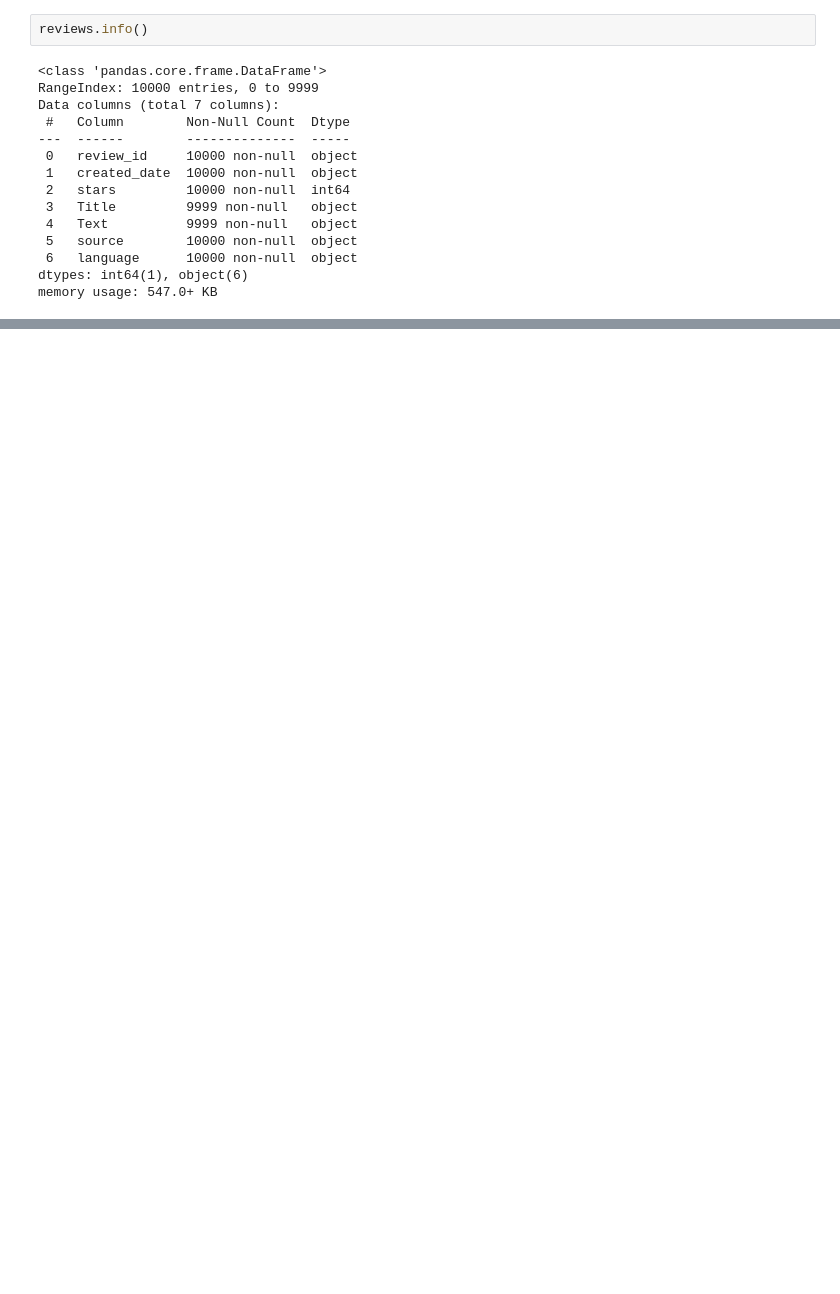
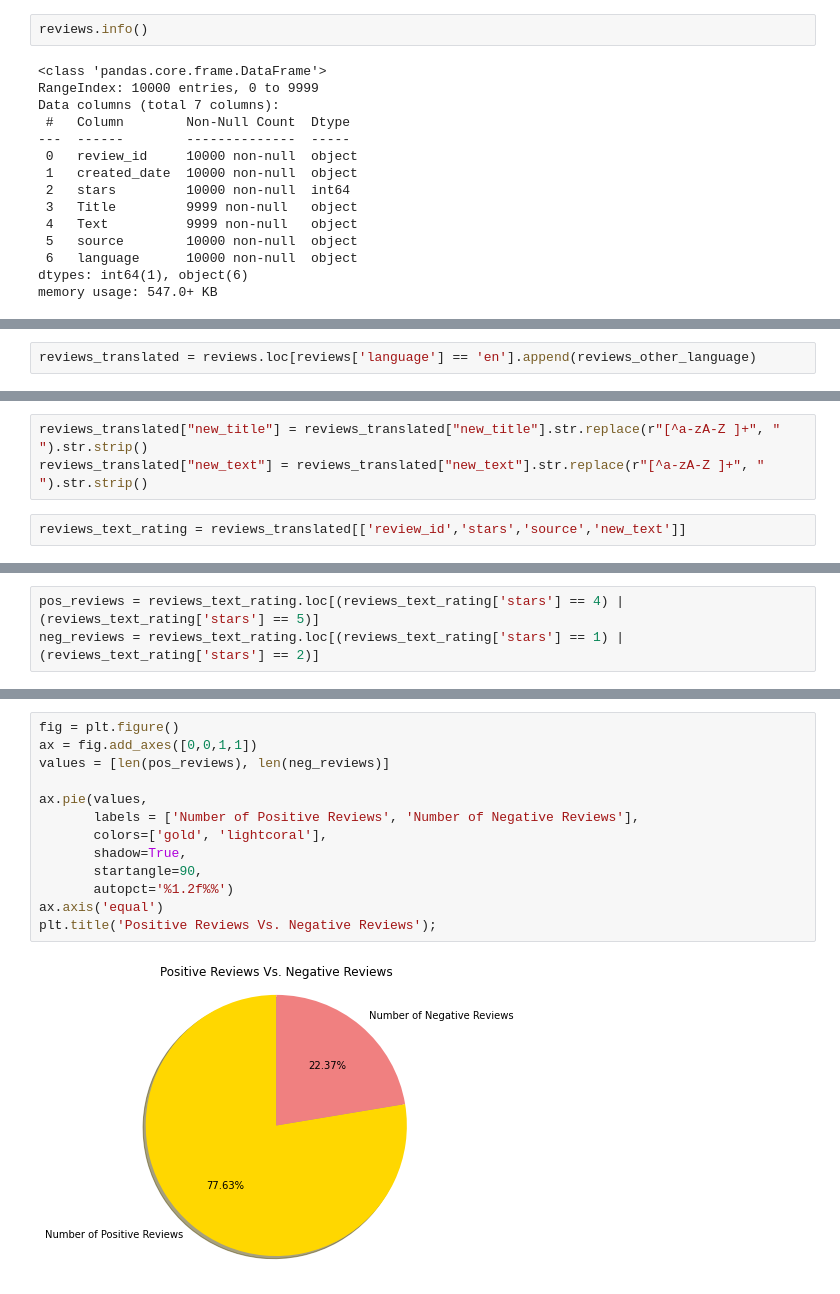
Before and after one commit to sreeramRJ/reviews_topic_modelling, a Jupyter notebook: notebook.ipynb, the cells around one changed output, grey strips where cells are left out. Saved outputs shown, nothing was run; the diff lists cells and outputs as text; blank space fills up the shorter version.

```diff
--- a/notebook.ipynb
+++ b/notebook.ipynb
@@ -102,0 +184,2 @@ FileNotFoundError: [WinError 3] The system cannot find the path specified: 'C:\\
+# %%
+reviews_translated = reviews.loc[reviews['language'] == 'en'].append(reviews_other_language)
@@ -102,0 +208,5 @@ FileNotFoundError: [WinError 3] The system cannot find the path specified: 'C:\\
+# %%
+reviews_translated["new_title"] = reviews_translated["new_title"].str.replace(r"[^a-zA-Z ]+", " ").str.strip()
+reviews_translated["new_text"] = reviews_translated["new_text"].str.replace(r"[^a-zA-Z ]+", " ").str.strip()
+# %%
+reviews_text_rating = reviews_translated[['review_id','stars','source','new_text']]
@@ -102,0 +224,3 @@ FileNotFoundError: [WinError 3] The system cannot find the path specified: 'C:\\
+# %%
+pos_reviews = reviews_text_rating.loc[(reviews_text_rating['stars'] == 4) | (reviews_text_rating['stars'] == 5)]
+neg_reviews = reviews_text_rating.loc[(reviews_text_rating['stars'] == 1) | (reviews_text_rating['stars'] == 2)]
@@ -102,0 +236,15 @@ FileNotFoundError: [WinError 3] The system cannot find the path specified: 'C:\\
+# %%
+fig = plt.figure()
+ax = fig.add_axes([0,0,1,1])
+values = [len(pos_reviews), len(neg_reviews)]
+
+ax.pie(values,
+       labels = ['Number of Positive Reviews', 'Number of Negative Reviews'],
+       colors=['gold', 'lightcoral'],
+       shadow=True,
+       startangle=90,
+       autopct='%1.2f%%')
+ax.axis('equal')
+plt.title('Positive Reviews Vs. Negative Reviews');
+# %% [output]
+[figure, added]
```
Also changed, not shown: parts of 45 cells of this notebook, 1 other file.
